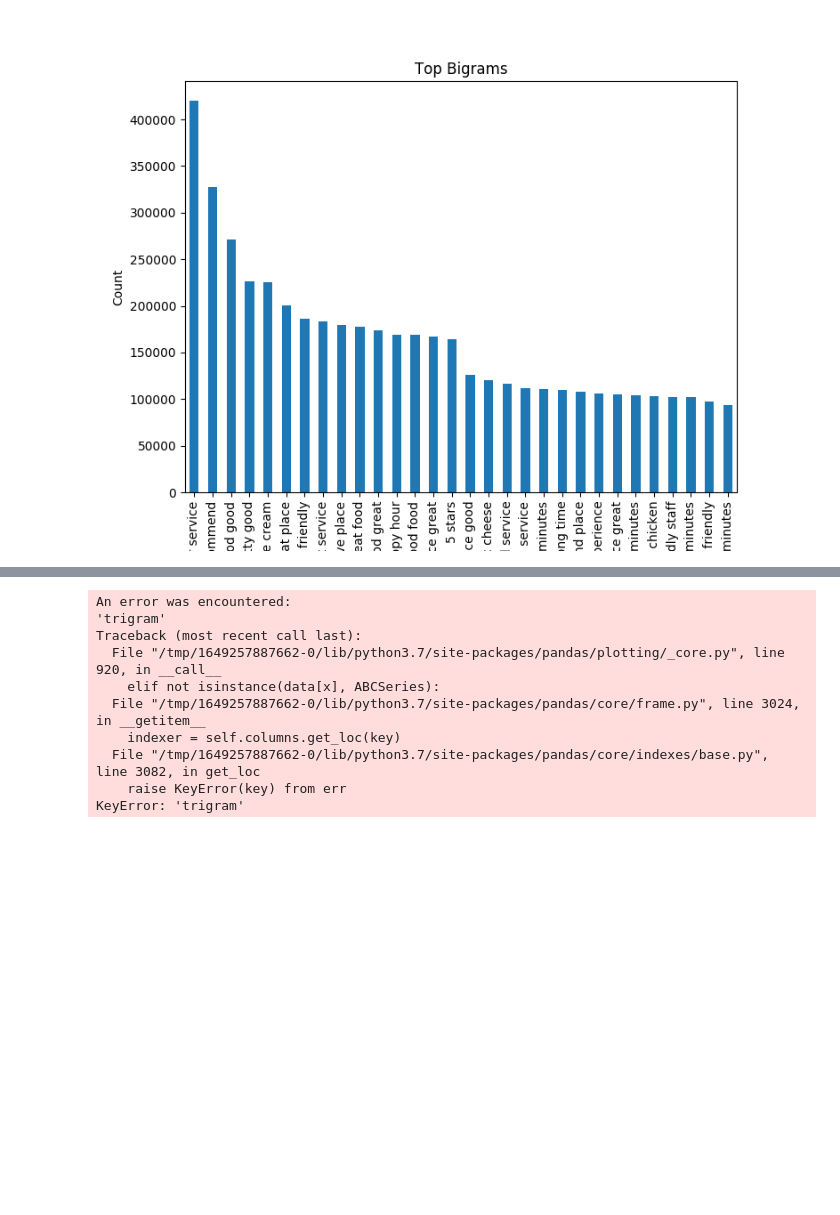
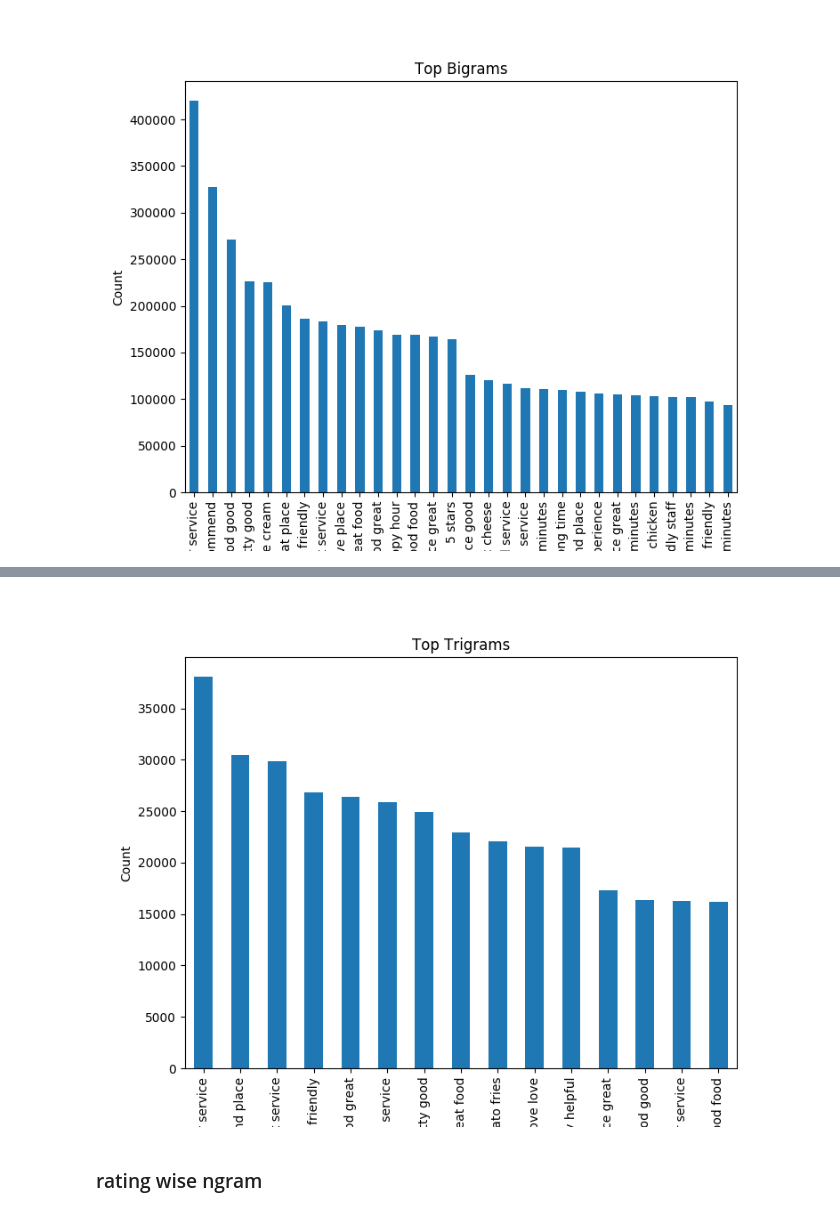
Before and after one commit to Necronoxia/Cdac_proj_yelp, a Jupyter notebook: EDA/ngram code.ipynb, the cells around one changed output, grey strips where cells are left out. Cells and saved outputs as stored; diff of their text form; code cells hidden in the pictures; blank space fills up the shorter version.

Commit message:
ngram process

```diff
--- a/EDA/ngram code.ipynb
+++ b/EDA/ngram code.ipynb
@@ -178,5 +163,5 @@ only showing top 10 rows
 # %%
-Ngram_pipe = PipelineModel.load("hdfs:///Ngram_pipe/")
+Ngram_pipe = PipelineModel.load("hdfs:///Ngram_pipeline/")
 # %% [output]
 [interactive output not drawn]
 # %%
@@ -314,0 +279,3 @@ plt.ylabel('Count')
+# %%
+unique_trigram = Ngram_pipe_test.select(explode("TriGrams").alias("trigram")).groupBy("trigram").count().orderBy(desc("count"), "trigram")
+unique_trigram.show(10)
@@ -323,20 +307,13 @@ NameError: name 'unique_trigram' is not defined
 # %%
 plt.clf()
-bigram_plot.plot(kind='bar', x='trigram',y='count', legend=None, figsize=(8,6))
+trigram_plot.plot(kind='bar', x='trigram',y='count', legend=None, figsize=(8,6))
 plt.title('Top Trigrams')
 plt.xlabel('Trigram')
 plt.ylabel('Count')
 
 %matplot plt
 # %% [output]
 [interactive output not drawn]
-An error was encountered:
-'trigram'
-Traceback (most recent call last):
-  File "/tmp/1649257887662-0/lib/python3.7/site-packages/pandas/plotting/_core.py", line 920, in __call__
-    elif not isinstance(data[x], ABCSeries):
-  File "/tmp/1649257887662-0/lib/python3.7/site-packages/pandas/core/frame.py", line 3024, in __getitem__
-    indexer = self.columns.get_loc(key)
-  File "/tmp/1649257887662-0/lib/python3.7/site-packages/pandas/core/indexes/base.py", line 3082, in get_loc
-    raise KeyError(key) from err
-KeyError: 'trigram'
+[figure, added]
+# %% [markdown]
+### rating wise ngram
```
Also changed, not shown: parts of 26 cells of this notebook.
